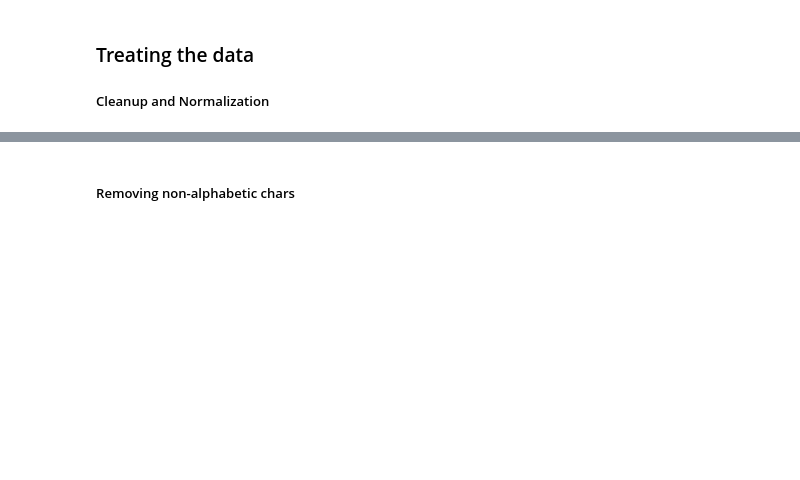
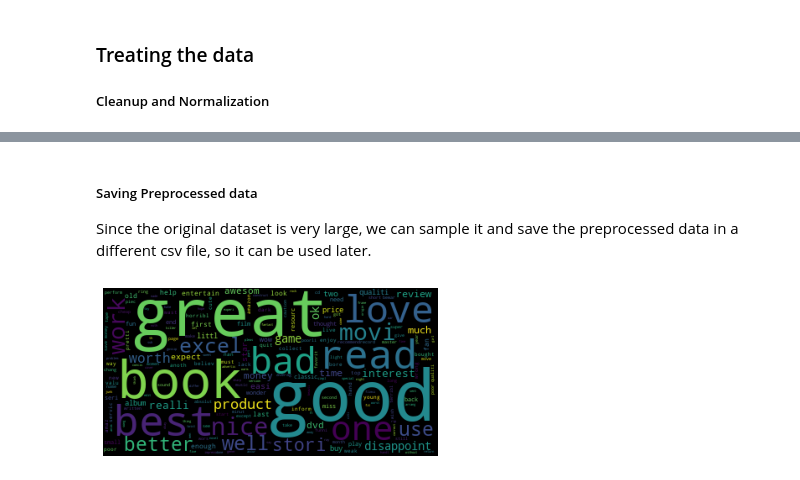
Before and after one commit to BrunoRosendo/feup_iart_proj2, a Jupyter notebook: amazonNLP.ipynb, the cells around one changed output, grey strips where cells are left out. Cells and saved outputs as stored; diff of their text form; code cells hidden in the pictures; blank space fills up the shorter version.

```diff
--- a/amazonNLP.ipynb
+++ b/amazonNLP.ipynb
@@ -74,4 +88,20 @@ NameError: name 'sb' is not defined
 ##### Cleanup and Normalization
 # %%
 ps = PorterStemmer()
-print(type(train['review_text']))
+
+def normalize(text):
+    # remove non alpha chars
+    text = re.sub('[^a-zA-Z]', ' ', text)
+    # to lower-case and tokenize
+    text = text.lower().split()
+    # stemming and stop word removal
+    text = ' '.join([ps.stem(w) for w in text if not w in set(stopwords.words('english'))])
+
+    return text
+
+train['review_text'] = train['review_text'].apply(normalize)
+train['review_title'] = train['review_title'].apply(normalize)
+train.head()
+
+test['review_text'] = test['review_text'].apply(normalize)
+test['review_title'] = test['review_title'].apply(normalize)
@@ -78,2 +115,3 @@ print(type(train['review_text']))
-# %% [markdown]
-##### Removing non-alphabetic chars
+# %% [markdown]
+##### Saving Preprocessed data
+Since the original dataset is very large, we can sample it and save the preprocessed data in a different csv file, so it can be used later.
@@ -79,0 +124,9 @@ print(type(train['review_text']))
+# %%
+wordcloudTitle = WordCloud().generate(" ".join([str(x) for x in train['review_title'].values]))
+
+plt.figure()
+plt.imshow(wordcloudTitle)
+plt.axis('off')
+plt.show()
+# %% [output]
+[figure, added]
```
Also changed, not shown: parts of 9 cells of this notebook, 4 other files.
